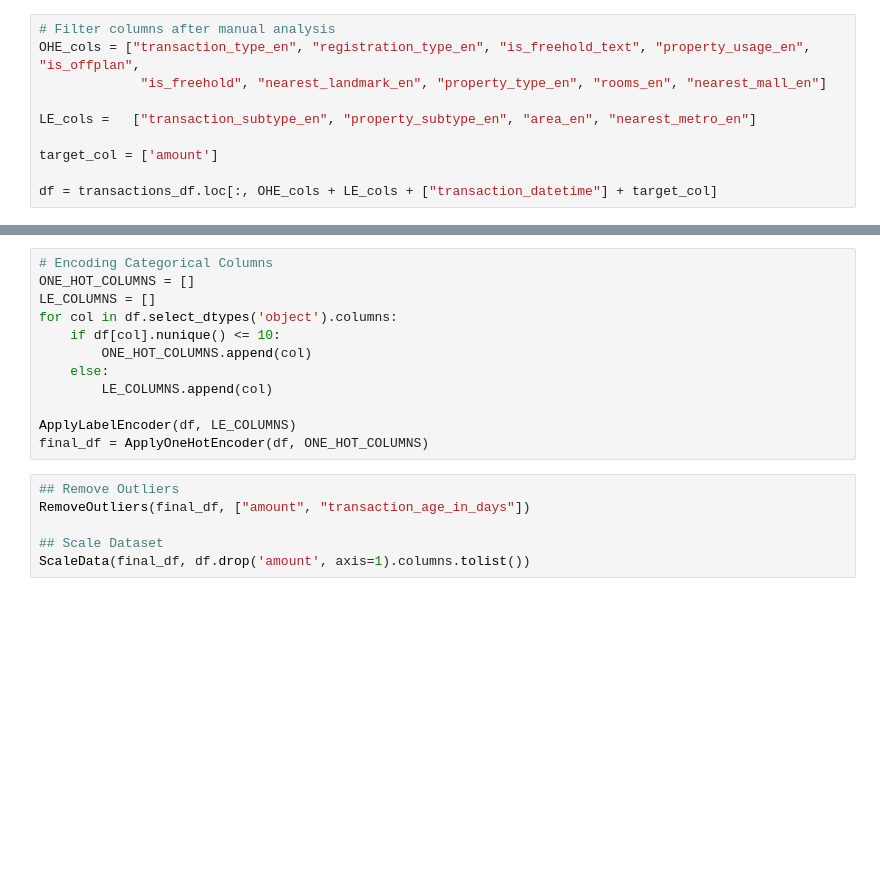
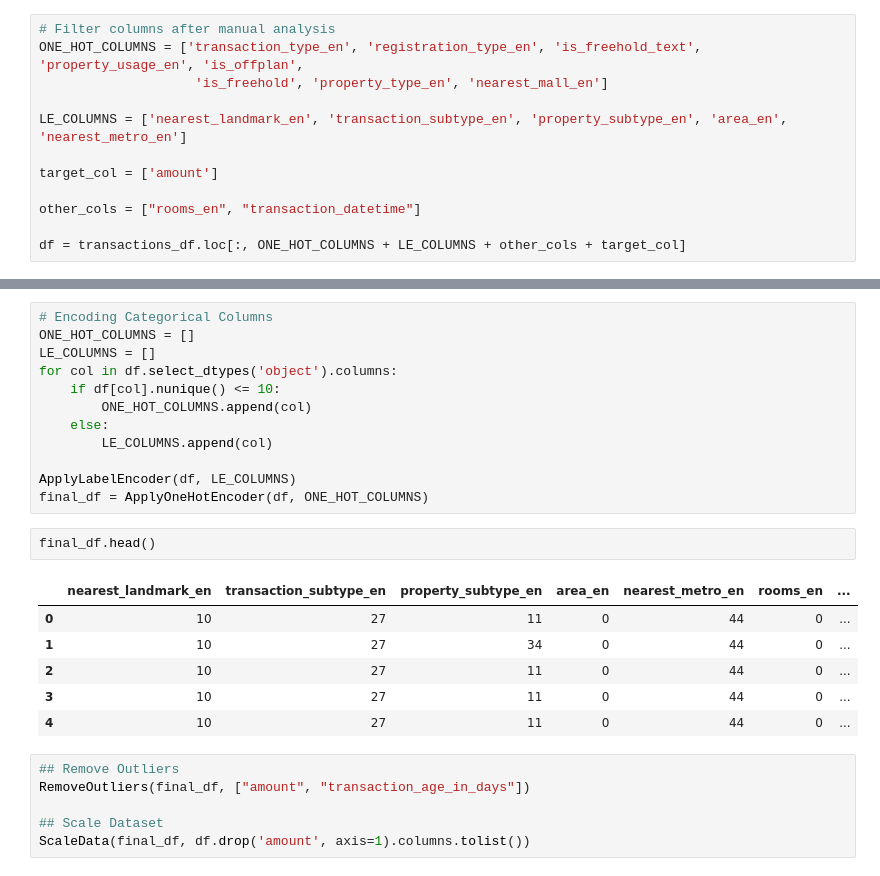
Before and after one commit to AdeelAfzal01/Smart-Brick-Assessment, a Jupyter notebook: notebooks/experiments.ipynb, the cells around one changed output, grey strips where cells are left out. Cells and saved outputs as stored; diff of their text form; blank space fills up the shorter version.

```diff
--- a/notebooks/experiments.ipynb
+++ b/notebooks/experiments.ipynb
@@ -116,11 +253,13 @@ transactions_df = pd.read_csv("../data/snp_dld_2024_transactions.csv",)
 # transactions_df.head(5)
 # %%
 # Filter columns after manual analysis
-OHE_cols = ["transaction_type_en", "registration_type_en", "is_freehold_text", "property_usage_en", "is_offplan",
-             "is_freehold", "nearest_landmark_en", "property_type_en", "rooms_en", "nearest_mall_en"]
+ONE_HOT_COLUMNS = ['transaction_type_en', 'registration_type_en', 'is_freehold_text', 'property_usage_en', 'is_offplan',
+                    'is_freehold', 'property_type_en', 'nearest_mall_en']
 
-LE_cols =   ["transaction_subtype_en", "property_subtype_en", "area_en", "nearest_metro_en"]
+LE_COLUMNS = ['nearest_landmark_en', 'transaction_subtype_en', 'property_subtype_en', 'area_en', 'nearest_metro_en']
 
 target_col = ['amount']
 
-df = transactions_df.loc[:, OHE_cols + LE_cols + ["transaction_datetime"] + target_col]
+other_cols = ["rooms_en", "transaction_datetime"]
+
+df = transactions_df.loc[:, ONE_HOT_COLUMNS + LE_COLUMNS + other_cols + target_col]
@@ -145,6 +307,15 @@ for col in df.select_dtypes('object').columns:
 
 ApplyLabelEncoder(df, LE_COLUMNS)
 final_df = ApplyOneHotEncoder(df, ONE_HOT_COLUMNS)
+# %%
+final_df.head()
+# %% [output]
+|  | nearest_landmark_en | transaction_subtype_en | property_subtype_en | area_en | nearest_metro_en | rooms_en | ... |
+| 0 | 10 | 27 | 11 | 0 | 44 | 0 | ... |
+| 1 | 10 | 27 | 34 | 0 | 44 | 0 | ... |
+| 2 | 10 | 27 | 11 | 0 | 44 | 0 | ... |
+| 3 | 10 | 27 | 11 | 0 | 44 | 0 | ... |
+| 4 | 10 | 27 | 11 | 0 | 44 | 0 | ... |
 # %%
 ## Remove Outliers
 RemoveOutliers(final_df, ["amount", "transaction_age_in_days"])
```
Also changed, not shown: parts of 6 cells of this notebook, 1 other file.
